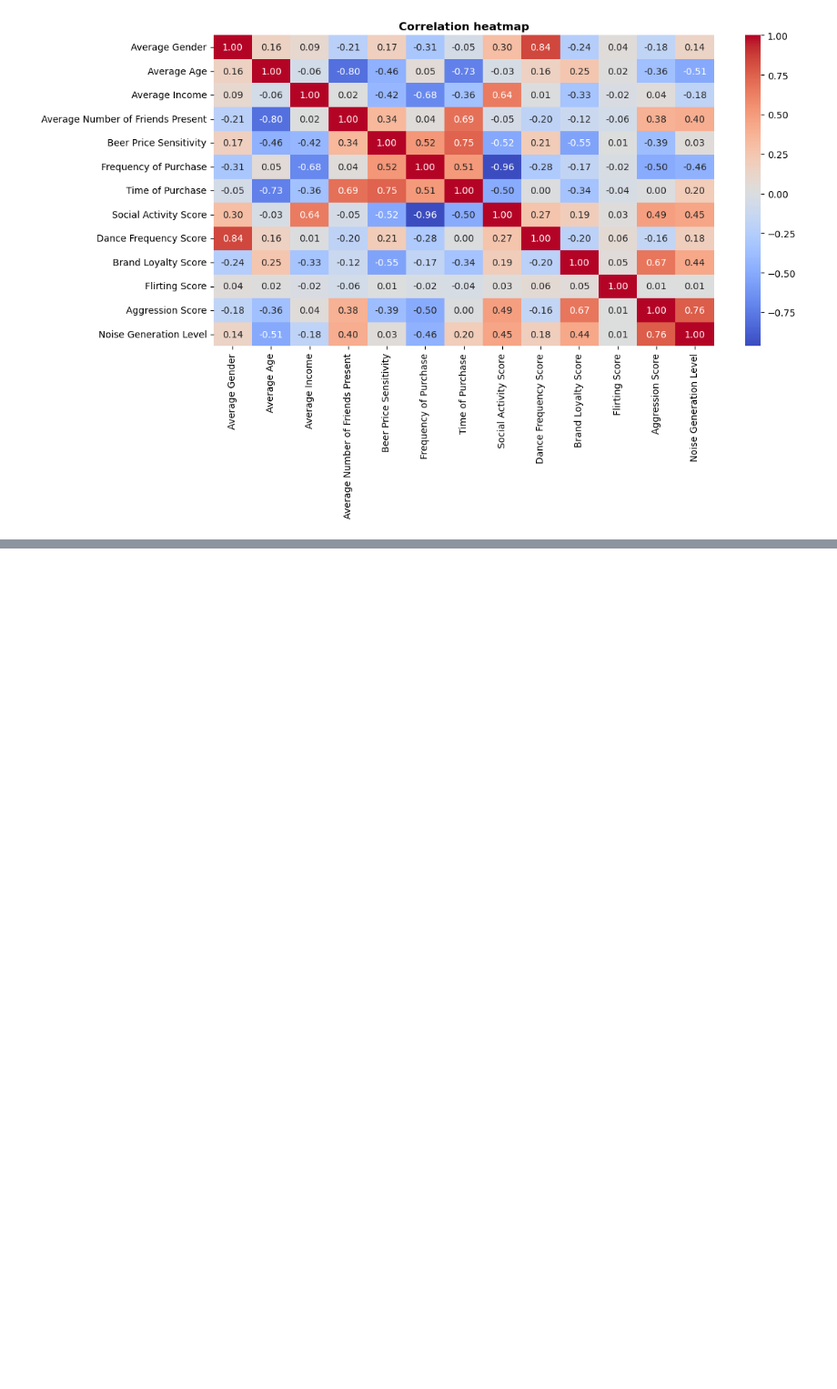
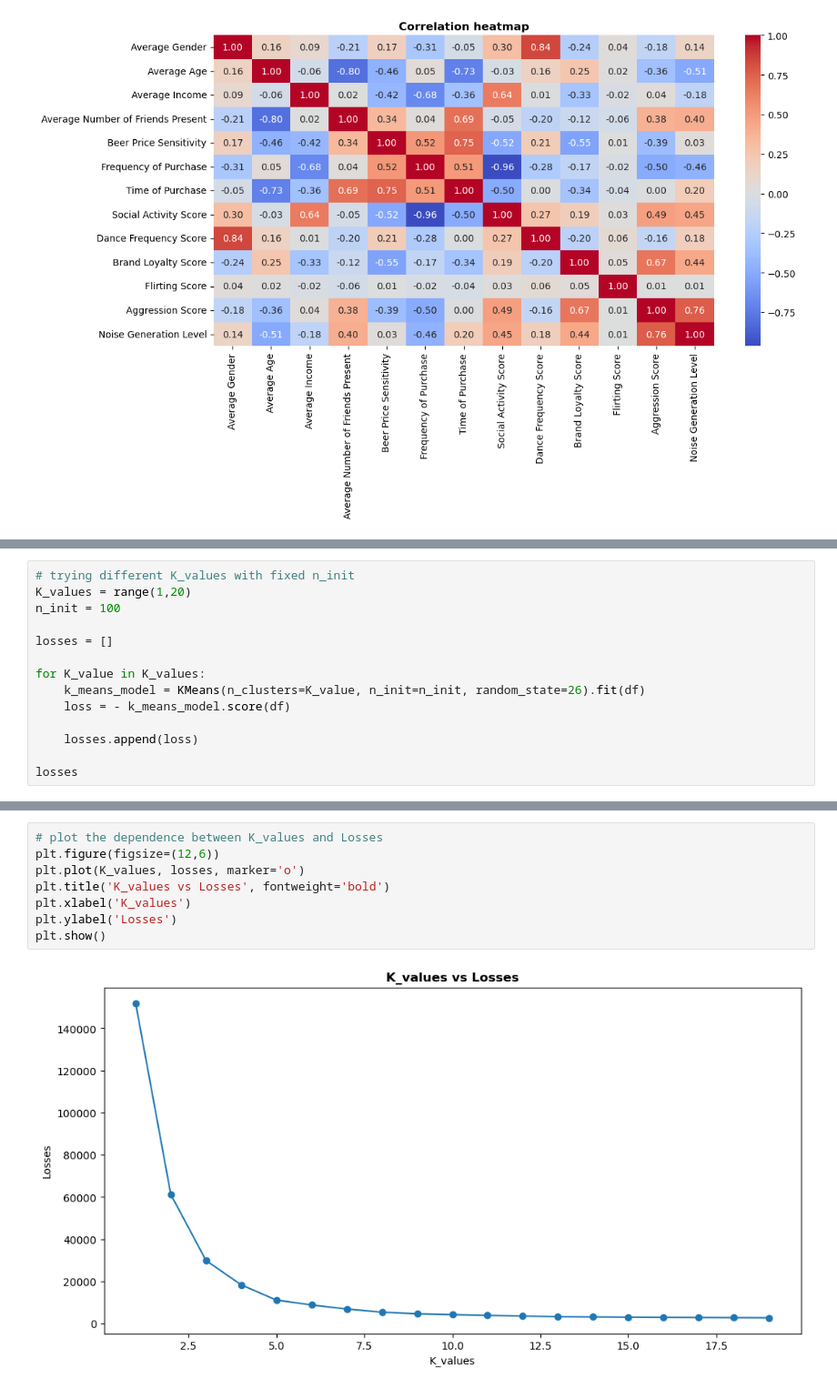
Before and after one commit to kkudzelich/clustering-of-clients, a Jupyter notebook: kaggle5.ipynb, the cells around one changed output, grey strips where cells are left out. Shown at 91% size. Saved outputs shown, nothing was run; the diff lists cells and outputs as text; blank space fills up the shorter version.

```diff
--- a/kaggle5.ipynb
+++ b/kaggle5.ipynb
@@ -99,0 +140,14 @@ plt.show()
+# %%
+# trying different K_values with fixed n_init
+K_values = range(1,20)
+n_init = 100
+
+losses = []
+
+for K_value in K_values:
+    k_means_model = KMeans(n_clusters=K_value, n_init=n_init, random_state=26).fit(df)
+    loss = - k_means_model.score(df)
+
+    losses.append(loss)
+
+losses
@@ -99,0 +174,10 @@ plt.show()
+# %%
+# plot the dependence between K_values and Losses
+plt.figure(figsize=(12,6))
+plt.plot(K_values, losses, marker='o')
+plt.title('K_values vs Losses', fontweight='bold')
+plt.xlabel('K_values')
+plt.ylabel('Losses')
+plt.show()
+# %% [output]
+[figure, added]
```
Also changed, not shown: parts of 32 cells of this notebook.
